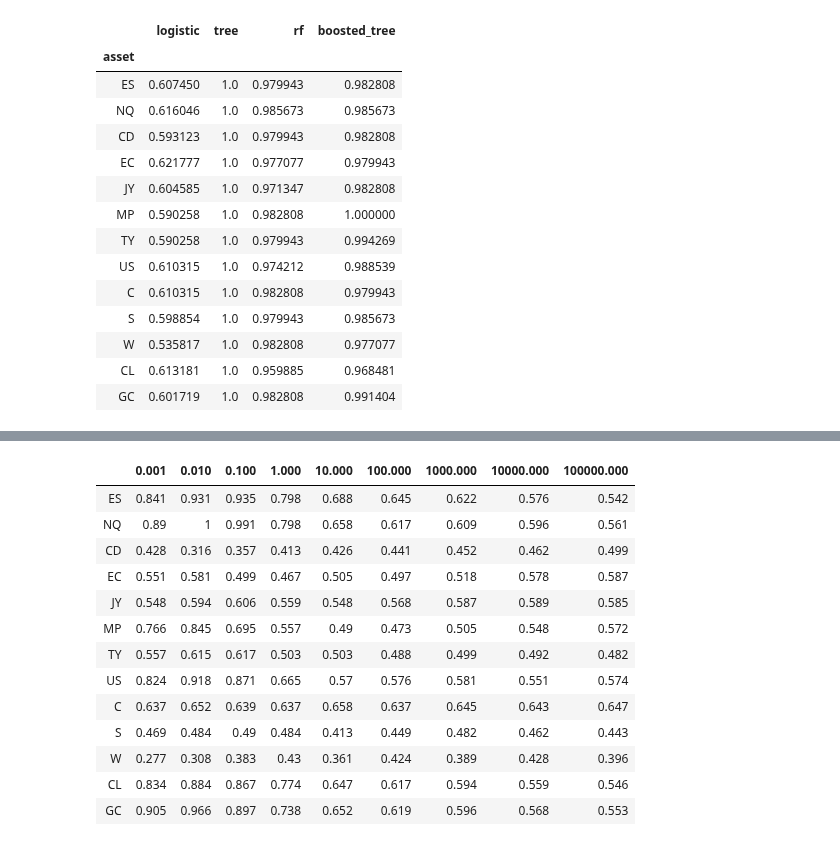
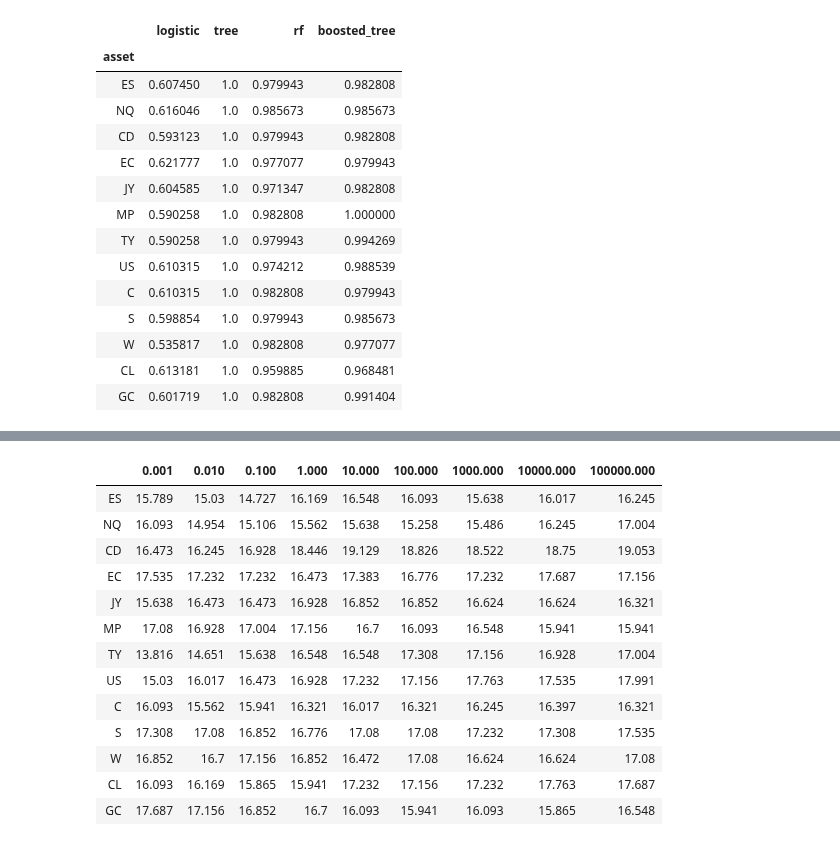
Before and after one commit to QuantCS109/TrumpTweets, a Jupyter notebook: notebooks_modelling/all_models.ipynb, the cells around one changed output, grey strips where cells are left out. Saved outputs shown, nothing was run; the diff lists cells and outputs as text; code cells hidden in the pictures.

```diff
--- a/notebooks_modelling/all_models.ipynb
+++ b/notebooks_modelling/all_models.ipynb
@@ -162,15 +150,18 @@ y_test = train_test_split(x_dict['ES'], y_dict['ES'], test_size=0.80, shuffle=Fa
 instrument_list = ['ES', 'NQ', 'CD', 'EC', 'JY', 'MP', 'TY', 'US', 'C', 'S', 'W', 'CL', 'GC']
 
 C_list = [0.001, 0.01, 0.1,1,10,100,1000,10000,100000]
-accuracy = pd.DataFrame(columns=C_list, index=instrument_list)
-f1score = pd.DataFrame(columns=C_list, index=instrument_list)
-logloss = pd.DataFrame(columns=C_list, index=instrument_list)
-plong = pd.DataFrame(columns=C_list, index=instrument_list)
+accuracy_logreg = pd.DataFrame(columns=C_list, index=instrument_list)
+f1score_logreg = pd.DataFrame(columns=C_list, index=instrument_list)
+logloss_logreg = pd.DataFrame(columns=C_list, index=instrument_list)
+plong_logreg = pd.DataFrame(columns=C_list, index=instrument_list)
 
 n_splits = 5
-for inst in tqdm(instrument_list):
-    for c in tqdm(C_list):
+for inst in instrument_list:
+    for c in C_list:
+
         X, X_test, y, y_test = train_test_split(x_dict[inst], y_dict[inst], test_size=0.20, shuffle=False)
+        X_test = X_test[2:]
+        y_test = y_test[2:]
 
         tm = TradeModel(model=LogisticRegression, C=c)
         tscv = TimeSeriesSplit(n_splits=n_splits)
@@ -182,18 +173,16 @@ for inst in tqdm(instrument_list):
         for train_index, valid_index in time_split:
             X_train, X_valid = X.iloc[train_index], X.iloc[valid_index]
             y_train, y_valid = y.iloc[train_index], y.iloc[valid_index]
+            X_valid = X_valid[2:]
+            y_valid = y_valid[2:]
             tm.fit(X_train, y_train)
             ac = ac + tm.model.score(X_valid, y_valid)
             f1 = f1 + f1_score(tm.model.predict(X_valid),y_valid)
             p = p + tm.model.predict(X_valid).mean()
             ll = ll + log_loss(y_valid, tm.model.predict(X_valid))
 
-        accuracy.loc[inst][c] = ( round(ac / n_splits, 3) )
-        f1score.loc[inst][c] = ( round(f1 / n_splits, 3) )
-        plong.loc[inst][c] = ( round(p / n_splits, 3) )
-        logloss.loc[inst][c] = ( round(ll / n_splits, 3) )
-
-        #strat_models[inst] = tm
-        #strat_rets[inst], strat_cum_rets[inst] = tm.strategy_returns(X_test, y_dict[inst][-len(X_test):], cutoff=0.55)
-        #strat_sharpes[inst] = tm.sharpe(X_test, y_dict[inst][-len(X_test):],cutoff=0.55)
-        #print('{} sharpe {}:'.format(inst, strat_sharpes[inst]))
+        accuracy_logreg.loc[inst][c] = ( round(ac / n_splits, 3) )
+        f1score_logreg.loc[inst][c] = ( round(f1 / n_splits, 3) )
+        plong_logreg.loc[inst][c] = ( round(p / n_splits, 3) )
+        logloss_logreg.loc[inst][c] = ( round(ll / n_splits, 3) )
+    cv_logreg = logloss_logreg.astype('float').idxmin(axis=1)
@@ -234,17 +189,17 @@ f1score
-# %%
-plong
-# %% [output]
-|  | 0.001 | 0.010 | 0.100 | 1.000 | 10.000 | 100.000 | 1000.000 | 10000.000 | 100000.000 |
-| ES | 0.841 | 0.931 | 0.935 | 0.798 | 0.688 | 0.645 | 0.622 | 0.576 | 0.542 |
-| NQ | 0.89 | 1 | 0.991 | 0.798 | 0.658 | 0.617 | 0.609 | 0.596 | 0.561 |
-| CD | 0.428 | 0.316 | 0.357 | 0.413 | 0.426 | 0.441 | 0.452 | 0.462 | 0.499 |
-| EC | 0.551 | 0.581 | 0.499 | 0.467 | 0.505 | 0.497 | 0.518 | 0.578 | 0.587 |
-| JY | 0.548 | 0.594 | 0.606 | 0.559 | 0.548 | 0.568 | 0.587 | 0.589 | 0.585 |
-| MP | 0.766 | 0.845 | 0.695 | 0.557 | 0.49 | 0.473 | 0.505 | 0.548 | 0.572 |
-| TY | 0.557 | 0.615 | 0.617 | 0.503 | 0.503 | 0.488 | 0.499 | 0.492 | 0.482 |
-| US | 0.824 | 0.918 | 0.871 | 0.665 | 0.57 | 0.576 | 0.581 | 0.551 | 0.574 |
-| C | 0.637 | 0.652 | 0.639 | 0.637 | 0.658 | 0.637 | 0.645 | 0.643 | 0.647 |
-| S | 0.469 | 0.484 | 0.49 | 0.484 | 0.413 | 0.449 | 0.482 | 0.462 | 0.443 |
-| W | 0.277 | 0.308 | 0.383 | 0.43 | 0.361 | 0.424 | 0.389 | 0.428 | 0.396 |
-| CL | 0.834 | 0.884 | 0.867 | 0.774 | 0.647 | 0.617 | 0.594 | 0.559 | 0.546 |
-| GC | 0.905 | 0.966 | 0.897 | 0.738 | 0.652 | 0.619 | 0.596 | 0.568 | 0.553 |
+# %%
+logloss_logreg
+# %% [output]
+|  | 0.001 | 0.010 | 0.100 | 1.000 | 10.000 | 100.000 | 1000.000 | 10000.000 | 100000.000 |
+| ES | 15.789 | 15.03 | 14.727 | 16.169 | 16.548 | 16.093 | 15.638 | 16.017 | 16.245 |
+| NQ | 16.093 | 14.954 | 15.106 | 15.562 | 15.638 | 15.258 | 15.486 | 16.245 | 17.004 |
+| CD | 16.473 | 16.245 | 16.928 | 18.446 | 19.129 | 18.826 | 18.522 | 18.75 | 19.053 |
+| EC | 17.535 | 17.232 | 17.232 | 16.473 | 17.383 | 16.776 | 17.232 | 17.687 | 17.156 |
+| JY | 15.638 | 16.473 | 16.473 | 16.928 | 16.852 | 16.852 | 16.624 | 16.624 | 16.321 |
+| MP | 17.08 | 16.928 | 17.004 | 17.156 | 16.7 | 16.093 | 16.548 | 15.941 | 15.941 |
+| TY | 13.816 | 14.651 | 15.638 | 16.548 | 16.548 | 17.308 | 17.156 | 16.928 | 17.004 |
+| US | 15.03 | 16.017 | 16.473 | 16.928 | 17.232 | 17.156 | 17.763 | 17.535 | 17.991 |
+| C | 16.093 | 15.562 | 15.941 | 16.321 | 16.017 | 16.321 | 16.245 | 16.397 | 16.321 |
+| S | 17.308 | 17.08 | 16.852 | 16.776 | 17.08 | 17.08 | 17.232 | 17.308 | 17.535 |
+| W | 16.852 | 16.7 | 17.156 | 16.852 | 16.472 | 17.08 | 16.624 | 16.624 | 17.08 |
+| CL | 16.093 | 16.169 | 15.865 | 15.941 | 17.232 | 17.156 | 17.232 | 17.763 | 17.687 |
+| GC | 17.687 | 17.156 | 16.852 | 16.7 | 16.093 | 15.941 | 16.093 | 15.865 | 16.548 |
```
Also changed, not shown: parts of 19 cells of this notebook, 8 other files.
